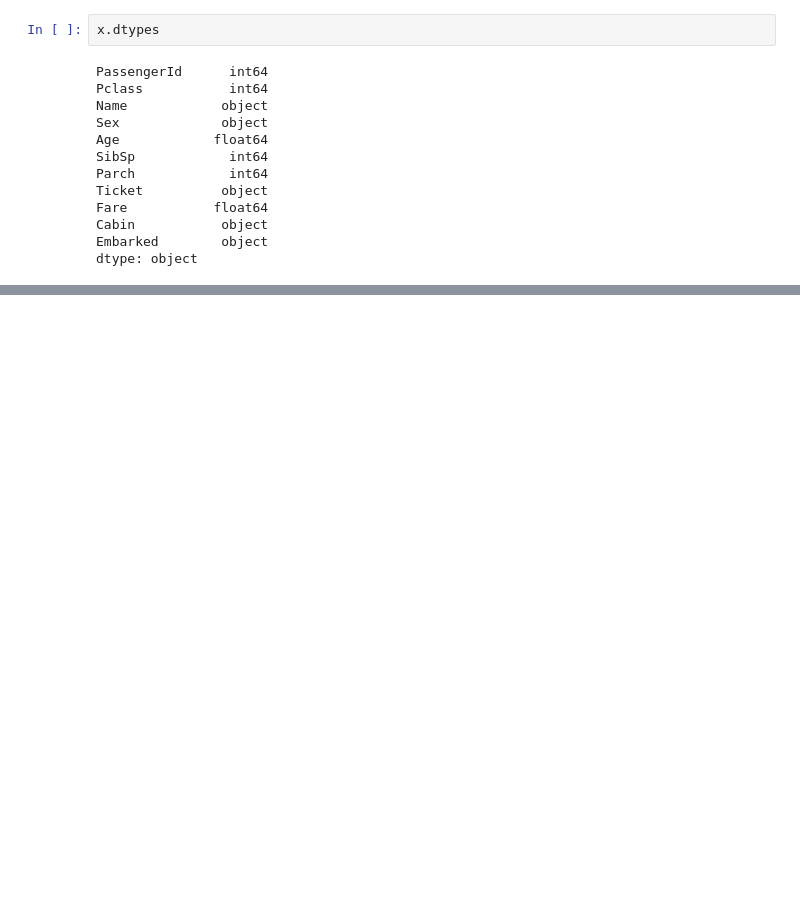
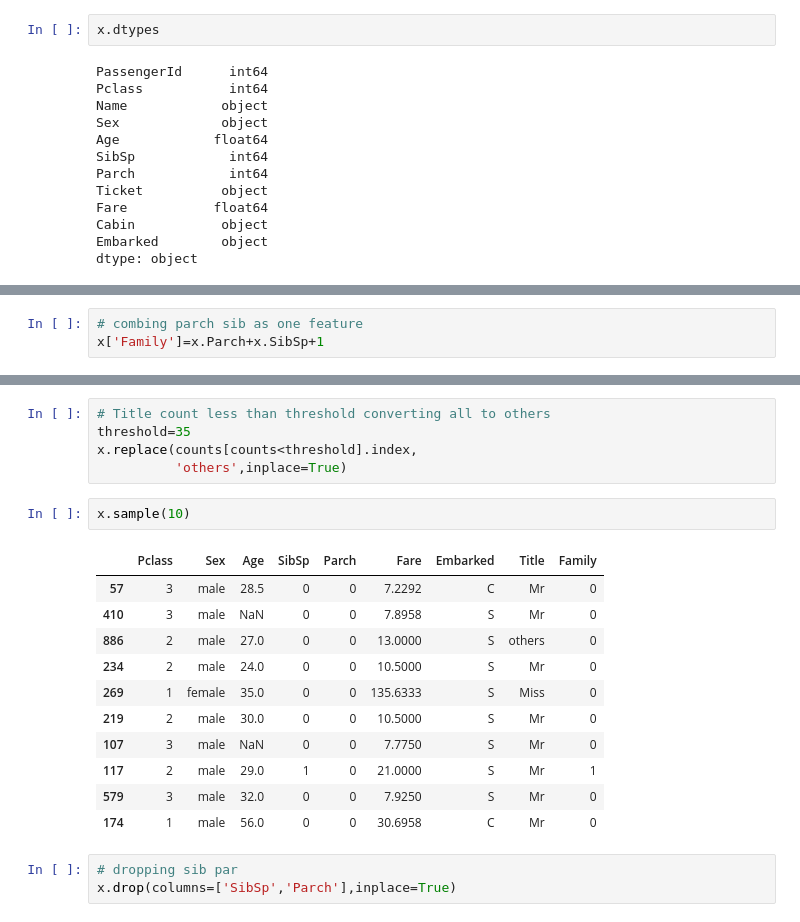
Before and after one commit to Mouryagna/ML, a Jupyter notebook: machineLearning/models/Titanic.ipynb, the cells around one changed output, grey strips where cells are left out. Saved outputs shown, nothing was run; the diff lists cells and outputs as text; blank space fills up the shorter version.

```diff
--- a/machineLearning/models/Titanic.ipynb
+++ b/machineLearning/models/Titanic.ipynb
@@ -93,0 +118,3 @@ sns.boxplot(x.Age,orient='h')
+# %%
+# combing parch sib as one feature
+x['Family']=x.Parch+x.SibSp+1
@@ -93,0 +167,22 @@ sns.boxplot(x.Age,orient='h')
+# %%
+# Title count less than threshold converting all to others
+threshold=35
+x.replace(counts[counts<threshold].index,
+          'others',inplace=True)
+# %%
+x.sample(10)
+# %% [output]
+|  | Pclass | Sex | Age | SibSp | Parch | Fare | Embarked | Title | Family |
+| 57 | 3 | male | 28.5 | 0 | 0 | 7.2292 | C | Mr | 0 |
+| 410 | 3 | male | NaN | 0 | 0 | 7.8958 | S | Mr | 0 |
+| 886 | 2 | male | 27.0 | 0 | 0 | 13.0000 | S | others | 0 |
+| 234 | 2 | male | 24.0 | 0 | 0 | 10.5000 | S | Mr | 0 |
+| 269 | 1 | female | 35.0 | 0 | 0 | 135.6333 | S | Miss | 0 |
+| 219 | 2 | male | 30.0 | 0 | 0 | 10.5000 | S | Mr | 0 |
+| 107 | 3 | male | NaN | 0 | 0 | 7.7750 | S | Mr | 0 |
+| 117 | 2 | male | 29.0 | 1 | 0 | 21.0000 | S | Mr | 1 |
+| 579 | 3 | male | 32.0 | 0 | 0 | 7.9250 | S | Mr | 0 |
+| 174 | 1 | male | 56.0 | 0 | 0 | 30.6958 | C | Mr | 0 |
+# %%
+# dropping sib par
+x.drop(columns=['SibSp','Parch'],inplace=True)
```
Also changed, not shown: parts of 31 cells of this notebook, 2 other files.
